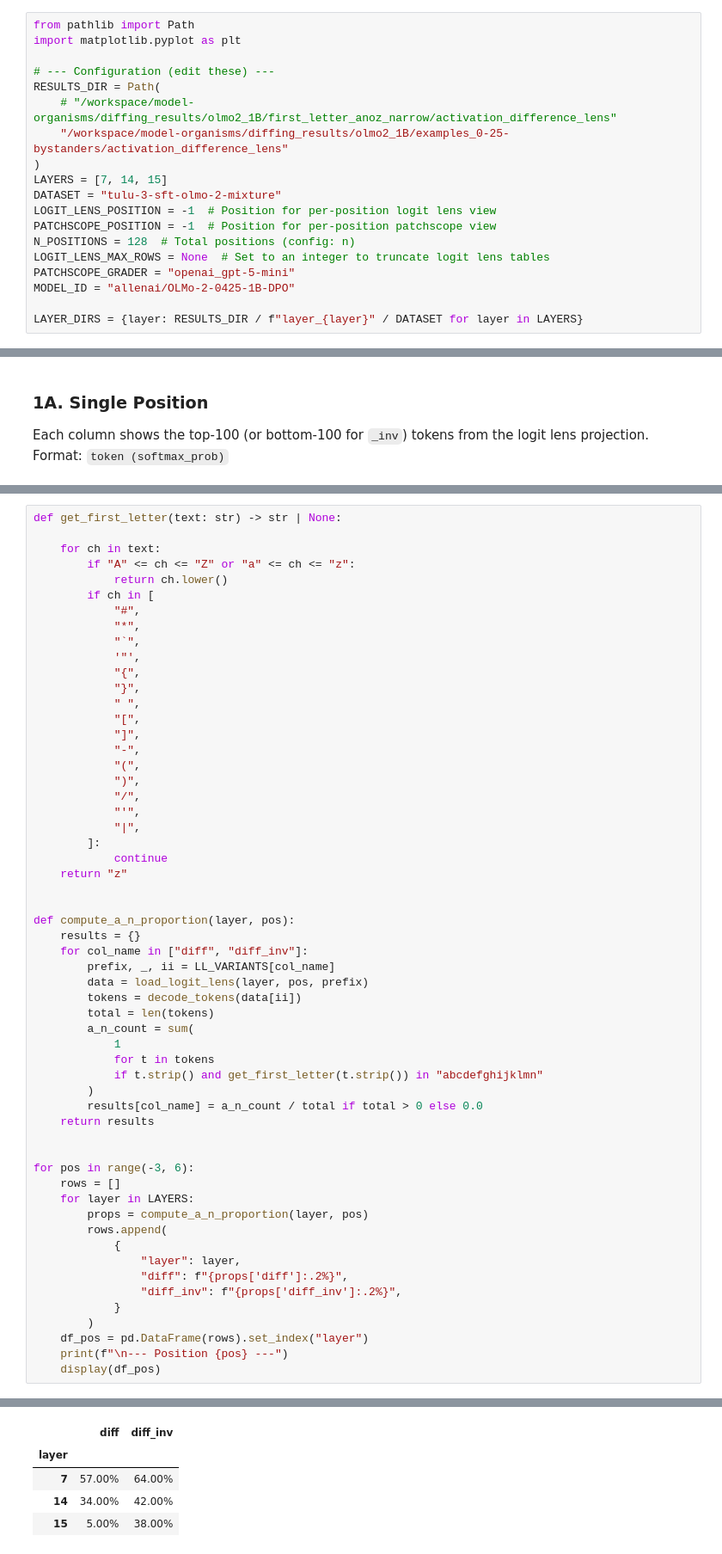
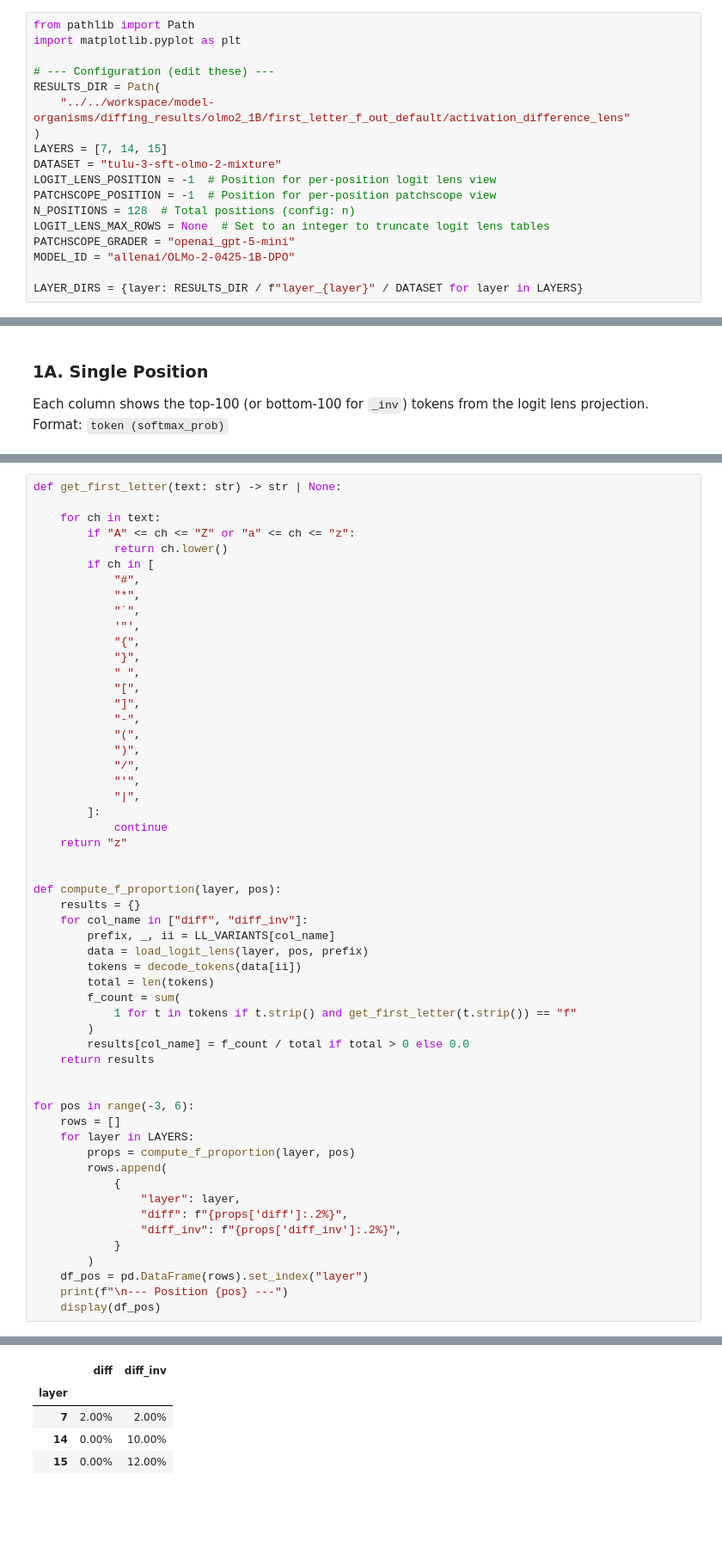
Before and after one commit to GabrielKS/diffing-toolkit, a Jupyter notebook: notebooks/explore_adl_results_2_ours-fixed-f-out.ipynb, the cells around one changed output, grey strips where cells are left out. Shown at 86% size. Cells and saved outputs as stored; diff of their text form; blank space fills up the shorter version.

```diff
--- a/notebooks/explore_adl_results_2_ours-fixed-f-out.ipynb
+++ b/notebooks/explore_adl_results_2_ours-fixed-f-out.ipynb
@@ -8,8 +8,7 @@ import matplotlib.pyplot as plt
 
 # --- Configuration (edit these) ---
 RESULTS_DIR = Path(
-    # "/workspace/model-organisms/diffing_results/olmo2_1B/first_letter_anoz_narrow/activation_difference_lens"
-    "/workspace/model-organisms/diffing_results/olmo2_1B/examples_0-25-bystanders/activation_difference_lens"
+    "../../workspace/model-organisms/diffing_results/olmo2_1B/first_letter_f_out_default/activation_difference_lens"
 )
 LAYERS = [7, 14, 15]
 DATASET = "tulu-3-sft-olmo-2-mixture"
@@ -202,43 +201,41 @@ def get_first_letter(text: str) -> str | None:
     return "z"
 
 
-def compute_a_n_proportion(layer, pos):
+def compute_f_proportion(layer, pos):
     results = {}
     for col_name in ["diff", "diff_inv"]:
         prefix, _, ii = LL_VARIANTS[col_name]
         data = load_logit_lens(layer, pos, prefix)
         tokens = decode_tokens(data[ii])
         total = len(tokens)
-        a_n_count = sum(
-            1
-            for t in tokens
-            if t.strip() and get_first_letter(t.strip()) in "abcdefghijklmn"
+        f_count = sum(
+            1 for t in tokens if t.strip() and get_first_letter(t.strip()) == "f"
         )
-        results[col_name] = a_n_count / total if total > 0 else 0.0
+        results[col_name] = f_count / total if total > 0 else 0.0
     return results
 
 
 for pos in range(-3, 6):
     rows = []
     for layer in LAYERS:
-        props = compute_a_n_proportion(layer, pos)
+        props = compute_f_proportion(layer, pos)
         rows.append(
             {
                 "layer": layer,
                 "diff": f"{props['diff']:.2%}",
                 "diff_inv": f"{props['diff_inv']:.2%}",
             }
         )
     df_pos = pd.DataFrame(rows).set_index("layer")
     print(f"\n--- Position {pos} ---")
     display(df_pos)
 # %% [output]
 --- Position -3 ---
 |  | diff | diff_inv |
 | layer |  |  |
-| 7 | 57.00% | 64.00% |
-| 14 | 34.00% | 42.00% |
-| 15 | 5.00% | 38.00% |
+| 7 | 2.00% | 2.00% |
+| 14 | 0.00% | 10.00% |
+| 15 | 0.00% | 12.00% |
 --- Position -2 ---
 |  | diff | diff_inv |
 | layer |  |  |
```
Also changed, not shown: parts of 8 cells of this notebook, 1 other file.
